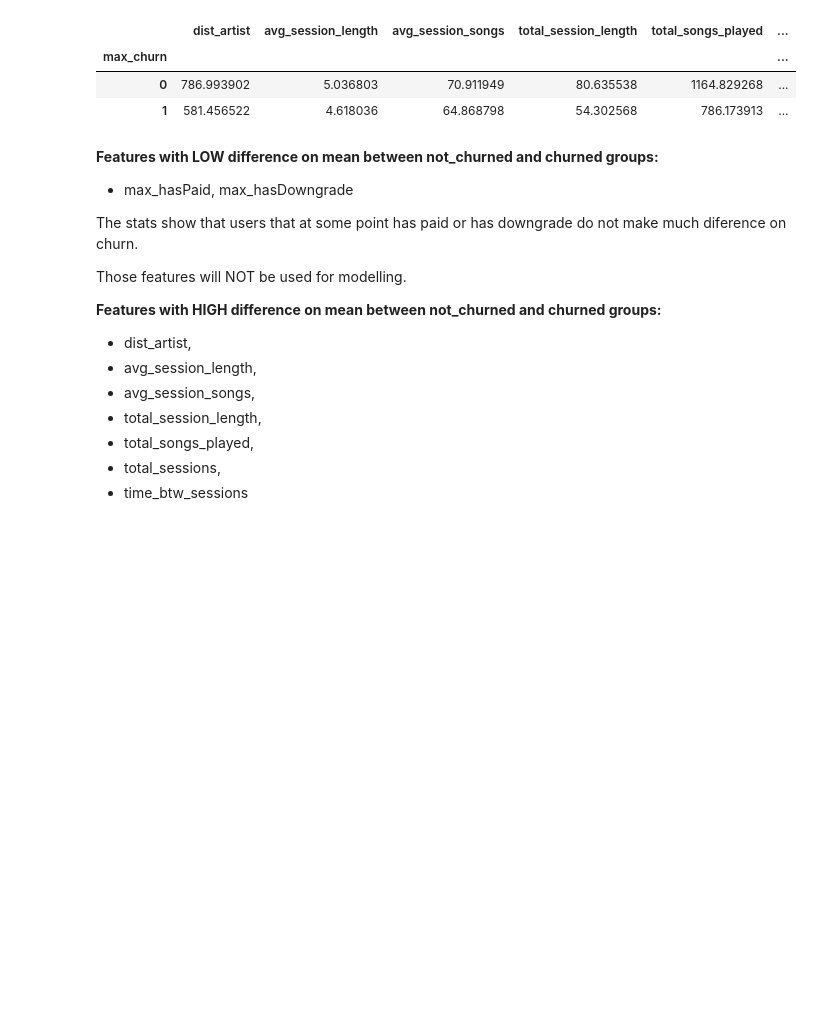
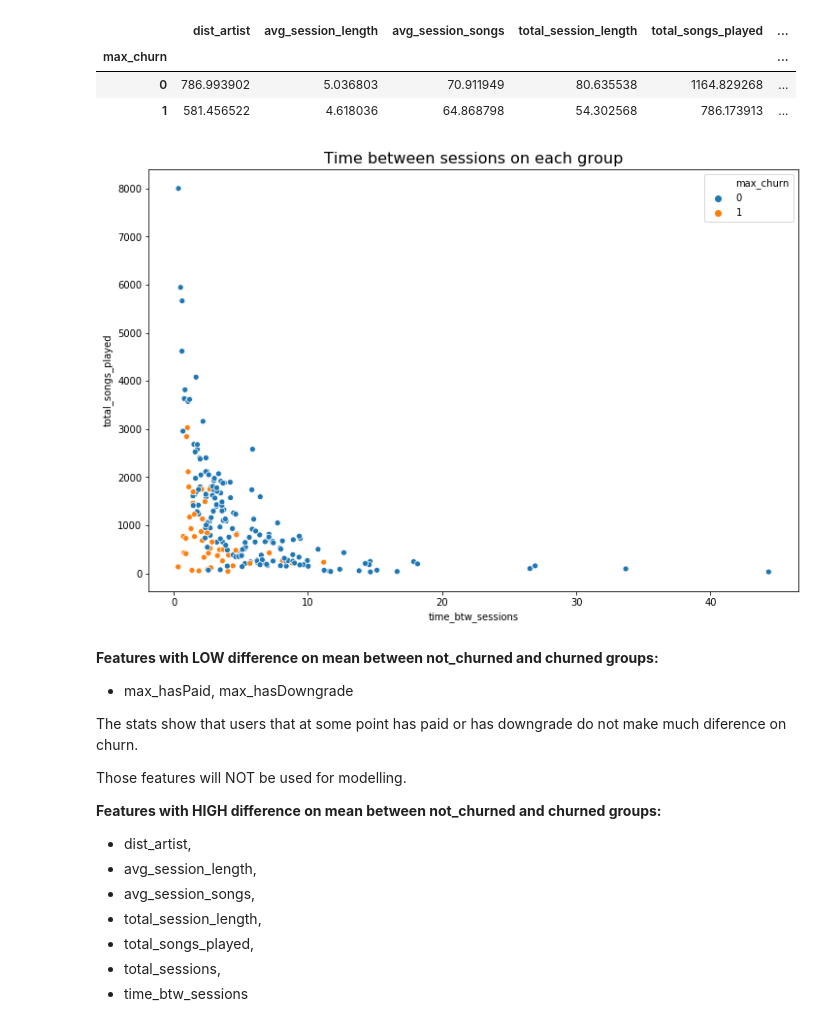
Before and after one commit to flaviofukabori/churn-prediction-spark, a Jupyter notebook: Sparkify.ipynb, the cells around one changed output. Drawn from its saved outputs; the diff is of its cells as text; code cells hidden in the pictures; blank space fills up the shorter version.

```diff
--- a/Sparkify.ipynb
+++ b/Sparkify.ipynb
@@ -352,6 +369,12 @@ user_pd.groupby('max_churn')['dist_artist', 'avg_session_length',
 | max_churn |  |  |  |  |  | ... |
 | 0 | 786.993902 | 5.036803 | 70.911949 | 80.635538 | 1164.829268 | ... |
 | 1 | 581.456522 | 4.618036 | 64.868798 | 54.302568 | 786.173913 | ... |
+# %%
+plt.figure(figsize=(12,8))
+ax = sns.scatterplot(data=user_pd, x="time_btw_sessions", y="total_songs_played", hue="max_churn")
+ax.set_title('Time between sessions on each group', loc='center', fontsize=16);
+# %% [output]
+[figure, added]
 # %% [markdown]
 **Features with LOW difference on mean between not_churned and churned groups:**
 - max_hasPaid, max_hasDowngrade
```
Also changed, not shown: parts of 40 cells of this notebook.
